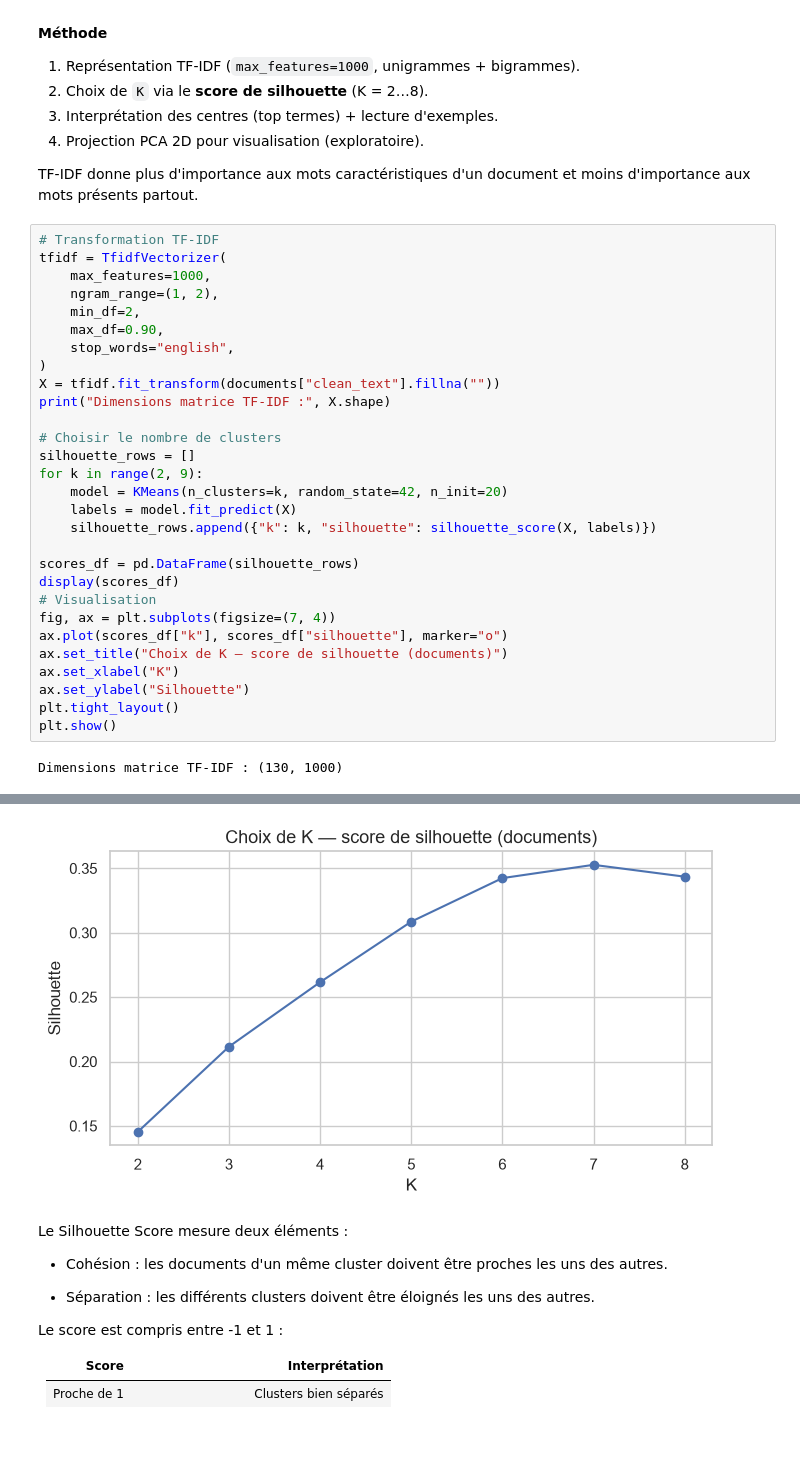
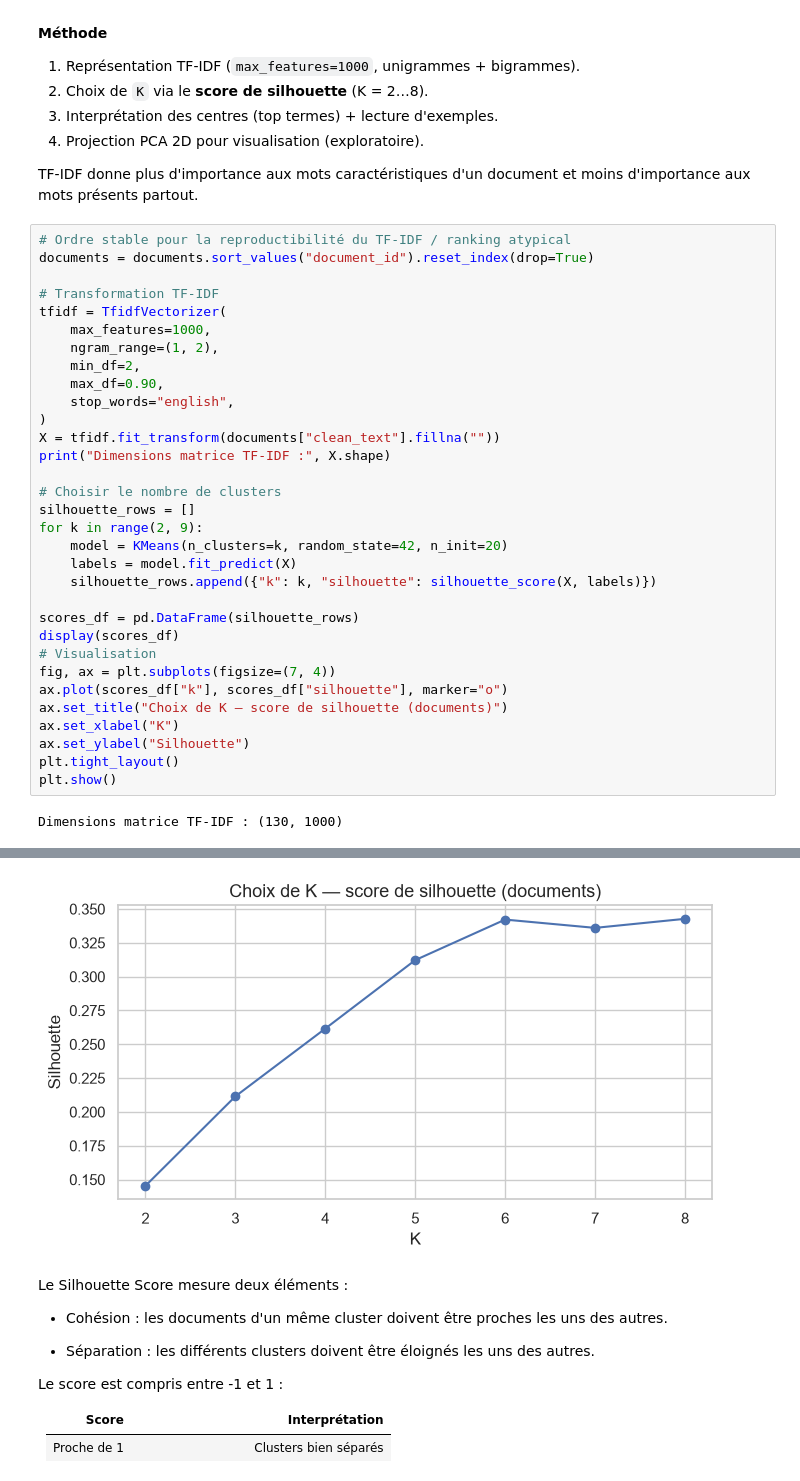
Before and after one commit to JLFoxii/20262027-UE-DataMining-Project, a Jupyter notebook: 06_textes_et_signaux.ipynb, the cells around one changed output, grey strips where cells are left out. Saved outputs shown, nothing was run; the diff lists cells and outputs as text; blank space fills up the shorter version.

```diff
--- a/06_textes_et_signaux.ipynb
+++ b/06_textes_et_signaux.ipynb
@@ -586,6 +589,9 @@ L'objectif est de découvrir si les 130 documents peuvent être regroupés autom
 
 TF-IDF donne plus d'importance aux mots caractéristiques d'un document et moins d'importance aux mots présents partout.
 # %%
+# Ordre stable pour la reproductibilité du TF-IDF / ranking atypical
+documents = documents.sort_values("document_id").reset_index(drop=True)
+
 # Transformation TF-IDF
 tfidf = TfidfVectorizer(
     max_features=1000,
@@ -627,4 +633,4 @@ Dimensions matrice TF-IDF : (130, 1000)
-[figure, old version]
+[figure, new version]
 # %% [markdown]
 Le Silhouette Score mesure deux éléments :
 
```
Also changed, not shown: parts of 16 cells of this notebook, 3 other files.
